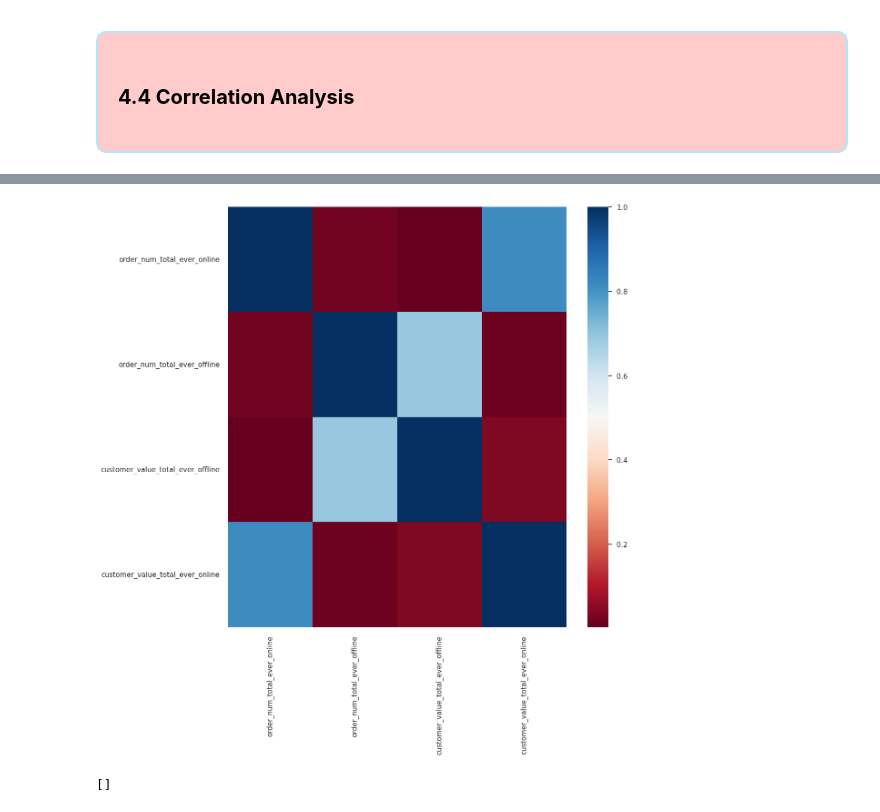
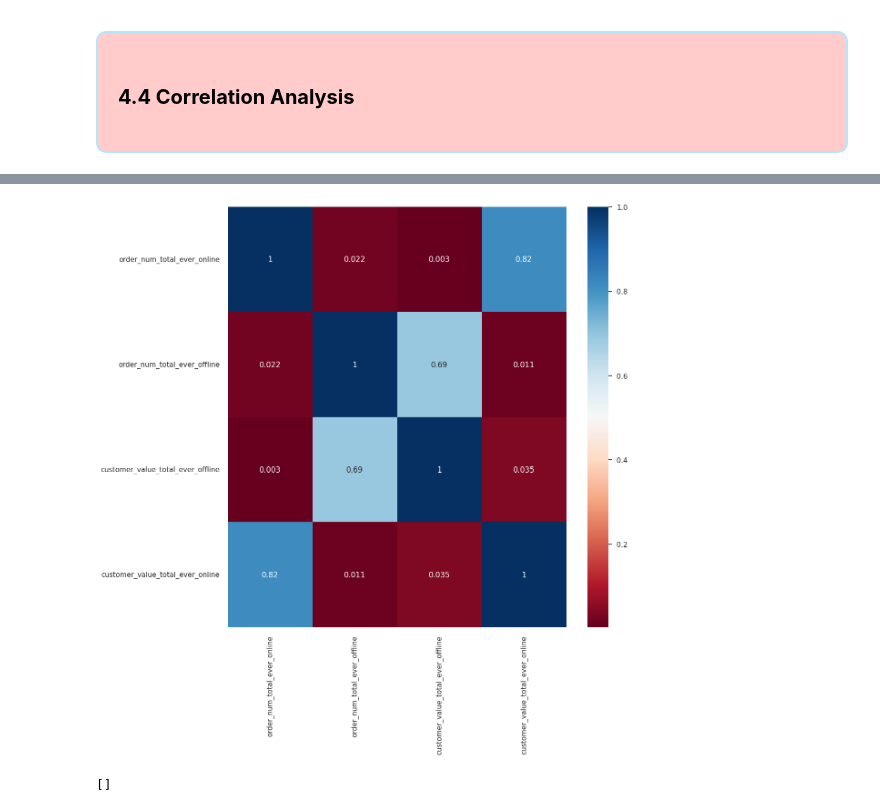
Before and after one commit to ebruiserisobay/FLO-Customer-Segmentation-w-Unsupervised-Learning, a Jupyter notebook: flo-customer-segmentation-w-unsupervised-learning.ipynb, the cells around one changed output, grey strips where cells are left out. Cells and saved outputs as stored; diff of their text form; code cells hidden in the pictures.

```diff
--- a/flo-customer-segmentation-w-unsupervised-learning.ipynb
+++ b/flo-customer-segmentation-w-unsupervised-learning.ipynb
@@ -625,11 +625,11 @@ corr
 # %%
 # correlation graph:
 
 sns.set(rc = {"figure.figsize":(12,12)})
-sns.heatmap(corr,cmap = "RdBu")
+sns.heatmap(corr, cmap="RdBu", annot=True)
 plt.show()
 # %% [output]
-[figure, old version]
+[figure, new version]
 # %%
 # high correlation columns
 # list of items to be dropped:
```
Also changed, not shown: parts of 9 cells of this notebook.
